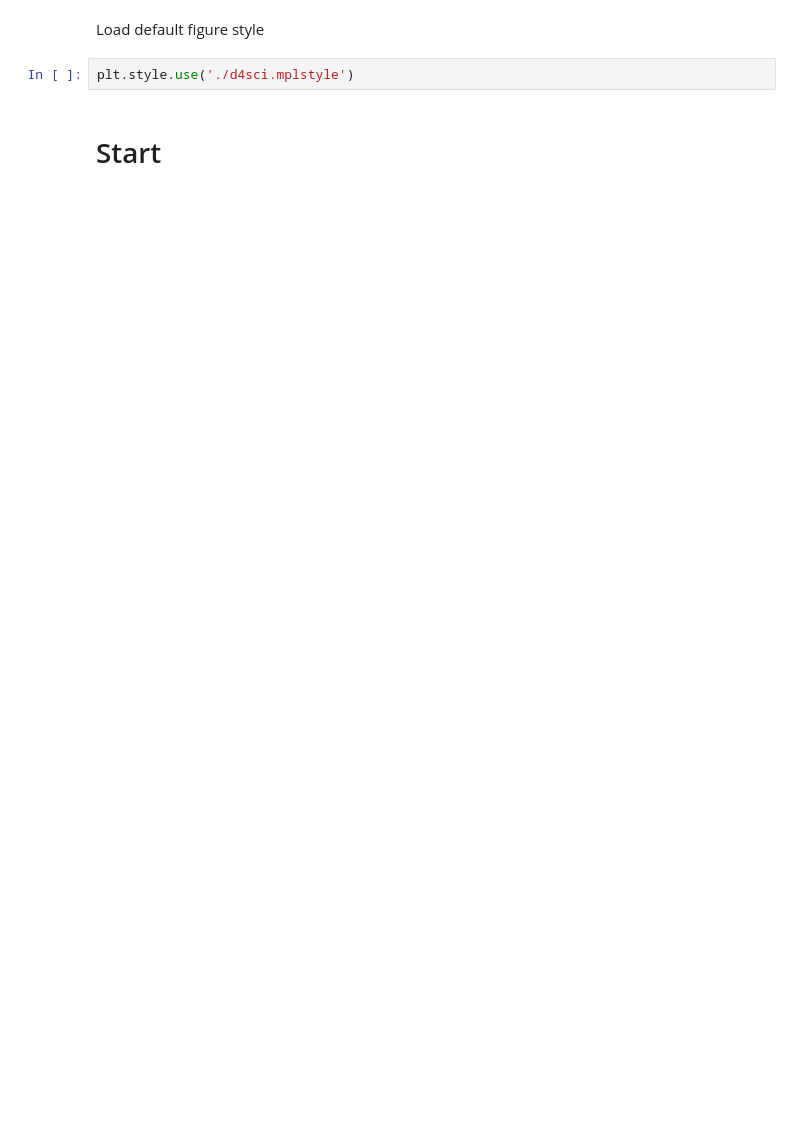
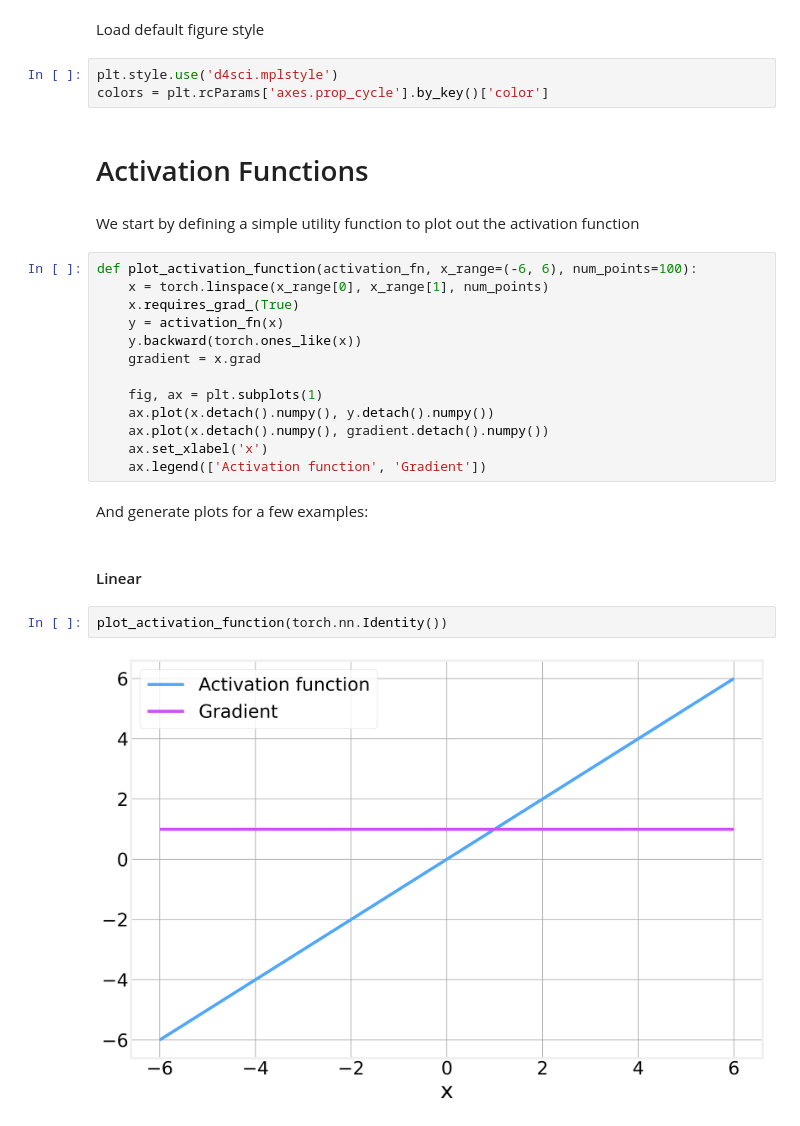
Before and after one commit to DataForScience/PyTorch, a Jupyter notebook: 4. Neural Networks.ipynb, the cells around one changed output. Saved outputs shown, nothing was run; the diff lists cells and outputs as text; blank space fills up the shorter version.

```diff
--- a/4. Neural Networks.ipynb
+++ b/4. Neural Networks.ipynb
@@ -45,6 +52,30 @@ Git hash   : f06693032ded22cc83a4db4c4a7a590c1fa4bc94
 # %% [markdown]
 Load default figure style
 # %%
-plt.style.use('./d4sci.mplstyle')
+plt.style.use('d4sci.mplstyle')
+colors = plt.rcParams['axes.prop_cycle'].by_key()['color']
+# %% [markdown]
+# Activation Functions
+# %% [markdown]
+We start by defining a simple utility function to plot out the activation function
+# %%
+def plot_activation_function(activation_fn, x_range=(-6, 6), num_points=100):
+    x = torch.linspace(x_range[0], x_range[1], num_points)
+    x.requires_grad_(True)
+    y = activation_fn(x)
+    y.backward(torch.ones_like(x))
+    gradient = x.grad
+
+    fig, ax = plt.subplots(1)
+    ax.plot(x.detach().numpy(), y.detach().numpy())
+    ax.plot(x.detach().numpy(), gradient.detach().numpy())
+    ax.set_xlabel('x')
+    ax.legend(['Activation function', 'Gradient'])
+# %% [markdown]
+And generate plots for a few examples:
 # %% [markdown]
-# Start
+#### Linear
+# %%
+plot_activation_function(torch.nn.Identity())
+# %% [output]
+[figure, added]
```
Also changed, not shown: parts of 48 cells of this notebook, 15 other files.
